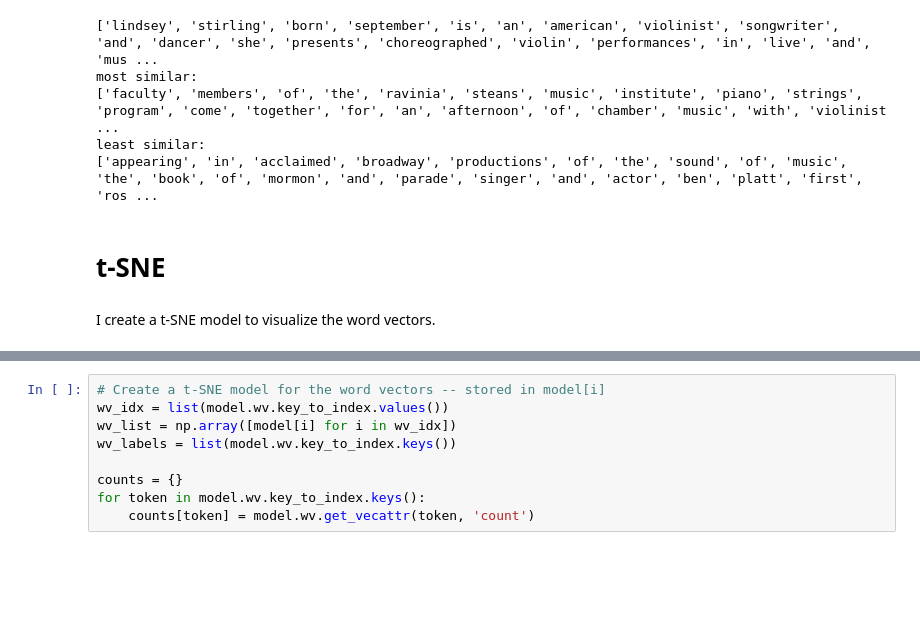
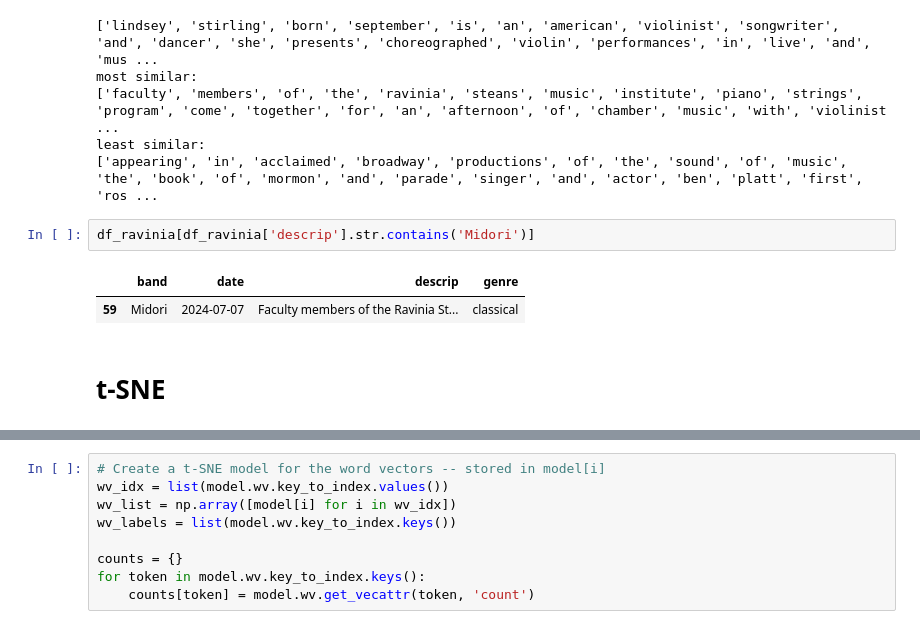
Before and after one commit to bryantco/ravinia2024, a Jupyter notebook: analyze.ipynb, the cells around one changed output, grey strips where cells are left out. Saved outputs shown, nothing was run; the diff lists cells and outputs as text; blank space fills up the shorter version.

```diff
--- a/analyze.ipynb
+++ b/analyze.ipynb
@@ -150,7 +151,10 @@ most similar:
 ['faculty', 'members', 'of', 'the', 'ravinia', 'steans', 'music', 'institute', 'piano', 'strings', 'program', 'come', 'together', 'for', 'an', 'afternoon', 'of', 'chamber', 'music', 'with', 'violinist ...
 least similar:
 ['appearing', 'in', 'acclaimed', 'broadway', 'productions', 'of', 'the', 'sound', 'of', 'music', 'the', 'book', 'of', 'mormon', 'and', 'parade', 'singer', 'and', 'actor', 'ben', 'platt', 'first', 'ros ...
+# %%
+df_ravinia[df_ravinia['descrip'].str.contains('Midori')]
+# %% [output]
+|  | band | date | descrip | genre |
+| 59 | Midori | 2024-07-07 | Faculty members of the Ravinia St... | classical |
 # %% [markdown]
 # t-SNE
-# %% [markdown]
-I create a t-SNE model to visualize the word vectors.
```
Also changed, not shown: parts of 2 cells of this notebook, 2 other files.
